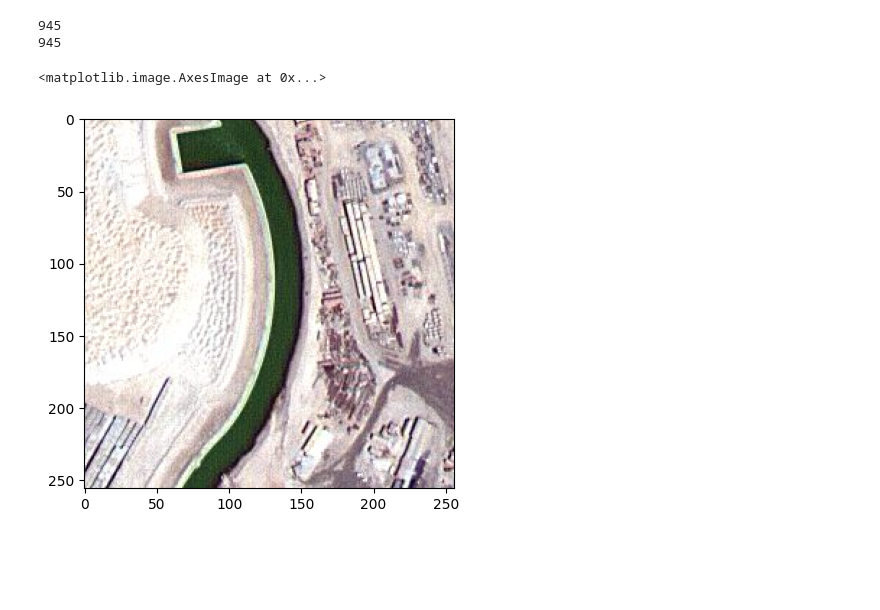
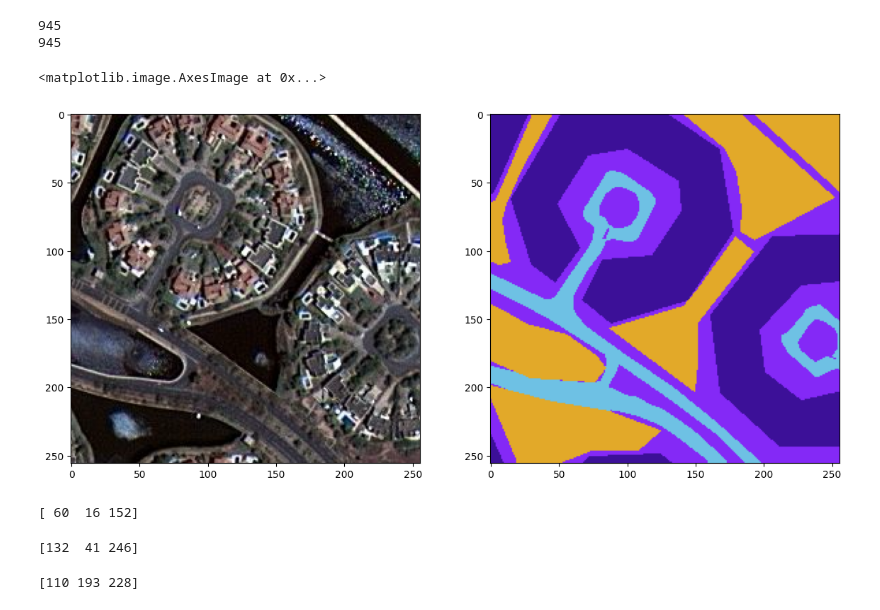
Before and after one commit to iambikash378/DLforSatelliteImagery, a Jupyter notebook: satelliteimagery.ipynb, the cells around one changed output. Drawn from its saved outputs; the diff is of its cells as text; code cells hidden in the pictures; blank space fills up the shorter version.

Commit message:
Rendering images and processing images

```diff
--- a/satelliteimagery.ipynb
+++ b/satelliteimagery.ipynb
@@ -152,19 +161,17 @@ for image_type in ['images', 'masks']:
         for i in range(patches_images.shape[0]):
           for j in range(patches_images.shape[1]):
             if image_type == 'images':
-
               individual_patched_image = patches_images[i,j,:]
               #print(individual_patched_image.shape)
               individual_patched_image = minmaxscaler.fit_transform(individual_patched_image.reshape(-1, individual_patched_image.shape[-1])).reshape(individual_patched_image.shape)
               individual_patched_image = individual_patched_image[0]
               #print(individual_patched_image.shape)
               image_dataset.append(individual_patched_image)
-
-            else:
+            elif image_type == 'masks':
               individual_patched_mask = patches_images[i,j,:]
               individual_patched_mask = individual_patched_mask[0]
-              mask_dataset.append(individual_patched_image)
-              print(individual_patched_mask.shape)
+              mask_dataset.append(individual_patched_mask)
+              #print(individual_patched_mask.shape)
         print("\n")
 # %%
 print(len(image_dataset))
@@ -172,11 +179,42 @@ print(len(mask_dataset))
 # %% [output]
 945
 945
-# %%
-np.array(mask_dataset)
-np.array(image_dataset)
-
-plt.imshow(image_dataset[0])
-# %% [output]
-<matplotlib.image.AxesImage at 0x...>
-[figure, removed]
+# %%
+np.array(mask_dataset)
+np.array(image_dataset)
+
+random_image_id = np.random.randint(0, len(image_dataset))
+
+
+plt.figure(figsize=(14,10))
+plt.subplot(121)
+plt.imshow(image_dataset[random_image_id])
+plt.subplot(122)
+plt.imshow(mask_dataset[random_image_id])
+# %% [output]
+<matplotlib.image.AxesImage at 0x...>
+[figure, added]
+# %%
+ class_building = "#3C1098"
+ class_building = class_building.lstrip('#')
+
+#3C 10 98
+
+class_building = np.array(tuple(int(class_building[i:i+2], 16) for i in (0,2,4)))
+print(class_building)
+# %% [output]
+[ 60  16 152]
+# %%
+  class_land = '#8429F6'
+  class_land = class_land.lstrip('#')
+  class_land = np.array(tuple(int(class_land[i:i+2], 16) for i in (0,2,4)))
+  print(class_land)
+# %% [output]
+[132  41 246]
+# %%
+class_road = '#6EC1E4'
+class_road = class_road.lstrip('#')
+class_road = np.array(tuple(int(class_road[i:i+2], 16) for i in (0,2,4)))
+print(class_road)
+# %% [output]
+[110 193 228]
```
Also changed, not shown: parts of 4 cells of this notebook.
